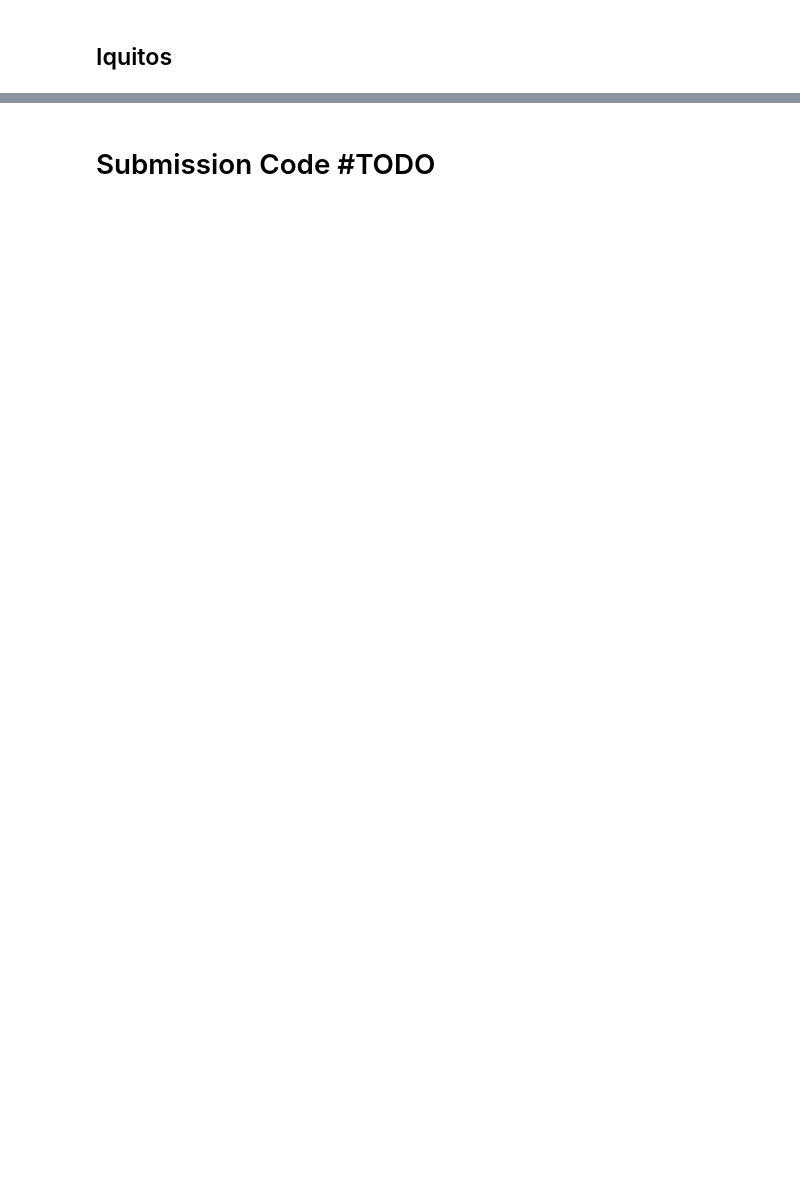
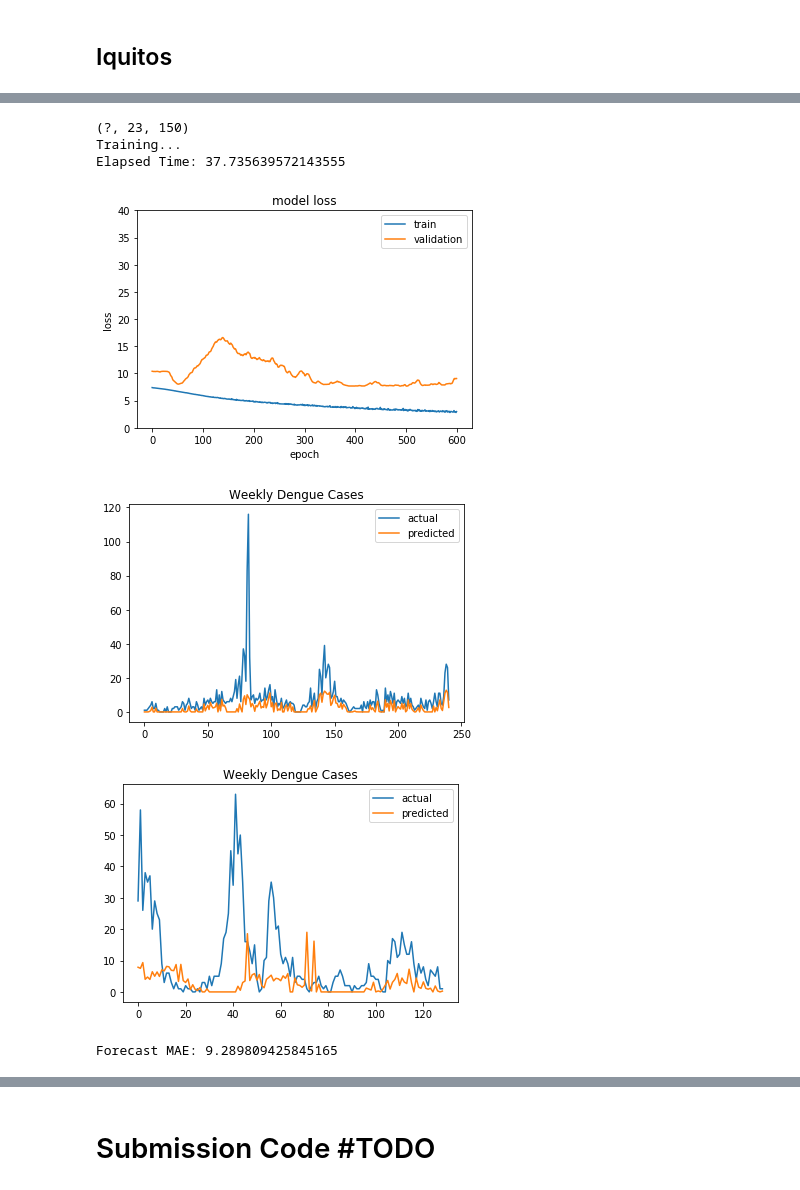
Before and after one commit to jsiloto/dengAI, a Jupyter notebook: analysis/modeling-dnn.ipynb, the cells around one changed output, grey strips where cells are left out. Saved outputs shown, nothing was run; the diff lists cells and outputs as text; code cells hidden in the pictures; blank space fills up the shorter version.

```diff
--- a/analysis/modeling-dnn.ipynb
+++ b/analysis/modeling-dnn.ipynb
@@ -215,27 +220,18 @@ Forecast MAE: 18.491887552343357
 # %% [markdown]
 ## Iquitos
 # %%
-train_split_size = 0.65
-lookback_window = 80  # weeks.
-df = load_data(train_split_size, lookback_window, city='iq')
-
-x, y = format_data(df, lookback_window)
+train_split_percent = 0.65
+lookback_window_iq = 150  # weeks.
+df_iq = load_data(lookback_window_iq, city='iq')
+x, y = format_data(df_iq, lookback_window_iq)
 print(x.shape)
 print(y.shape)
 
-x_train, y_train, x_val, y_val = split(x, y, train_split_size)
+val_size = int(math.floor((len(x)*(1-train_split_percent))))
+x_train, y_train, x_val, y_val = split(x, y, val_size)
 print(x_train.shape)
 print(y_train.shape)
 print(x_val.shape)
 print(y_val.shape)
-
 data = x_train, y_train, x_val, y_val
-
-
-K.clear_session()
-input_shape = (x.shape[1], x.shape[2])
-model = get_model(input_shape)
-train_model(model, data, epochs=600)
-plot_train_val(model, data)
-forecast_analysis(model, data)
 # %% [output]
@@ -255,0 +244,14 @@ Forecast MAE: 13.99837382578174
+# %%
+input_shape = (x.shape[1], x.shape[2])
+model_iq = get_model(input_shape)
+train_model(model_iq, data, epochs=600)
+plot_train_val(model_iq, data)
+forecast_analysis(model_iq, data)
+# %% [output]
+(?, 23, 150)
+Training...
+Elapsed Time: 37.735639572143555
+[figure, added]
+[figure, added]
+[figure, added]
+Forecast MAE: 9.289809425845165
```
Also changed, not shown: parts of 12 cells of this notebook.
